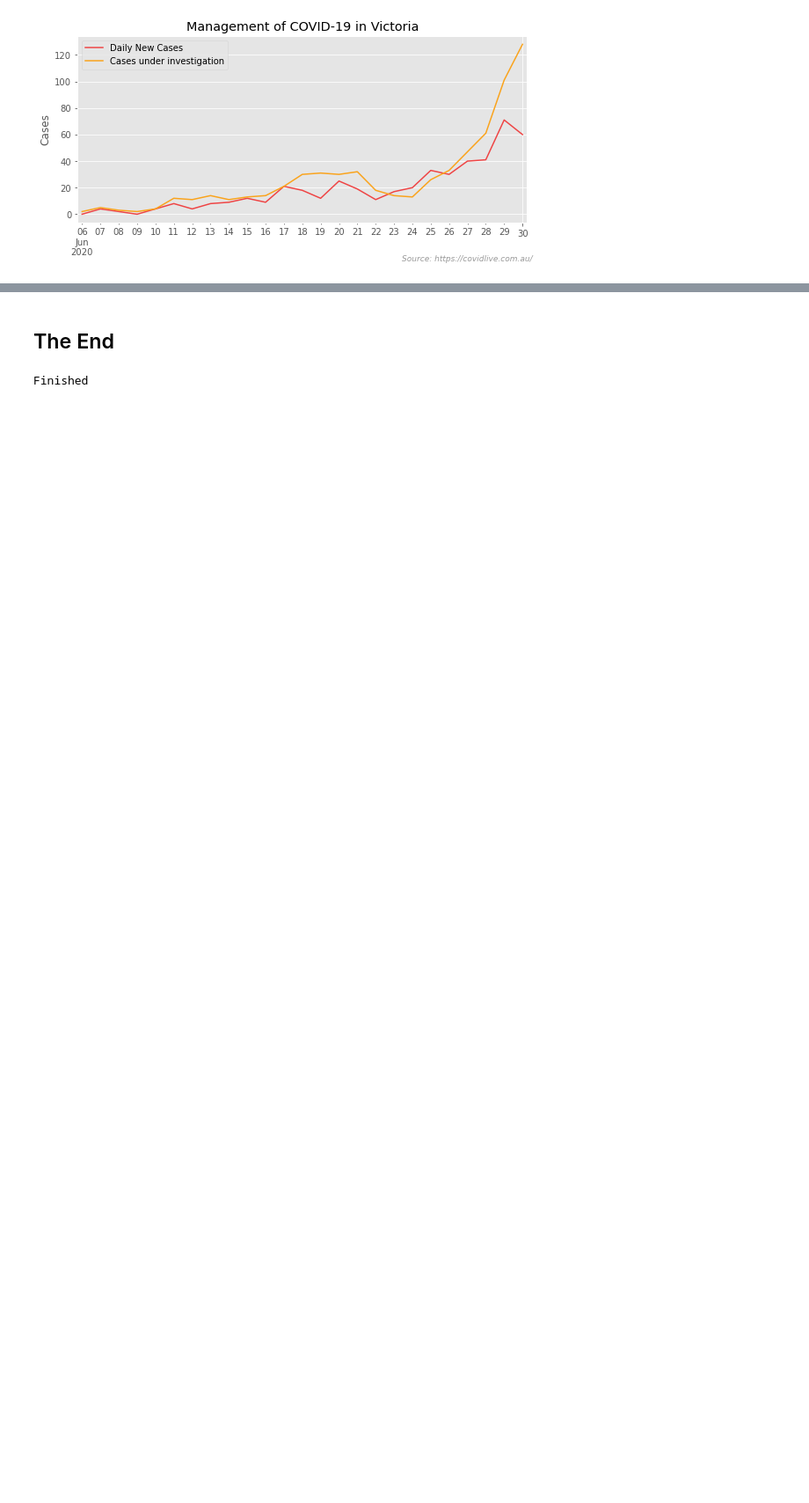
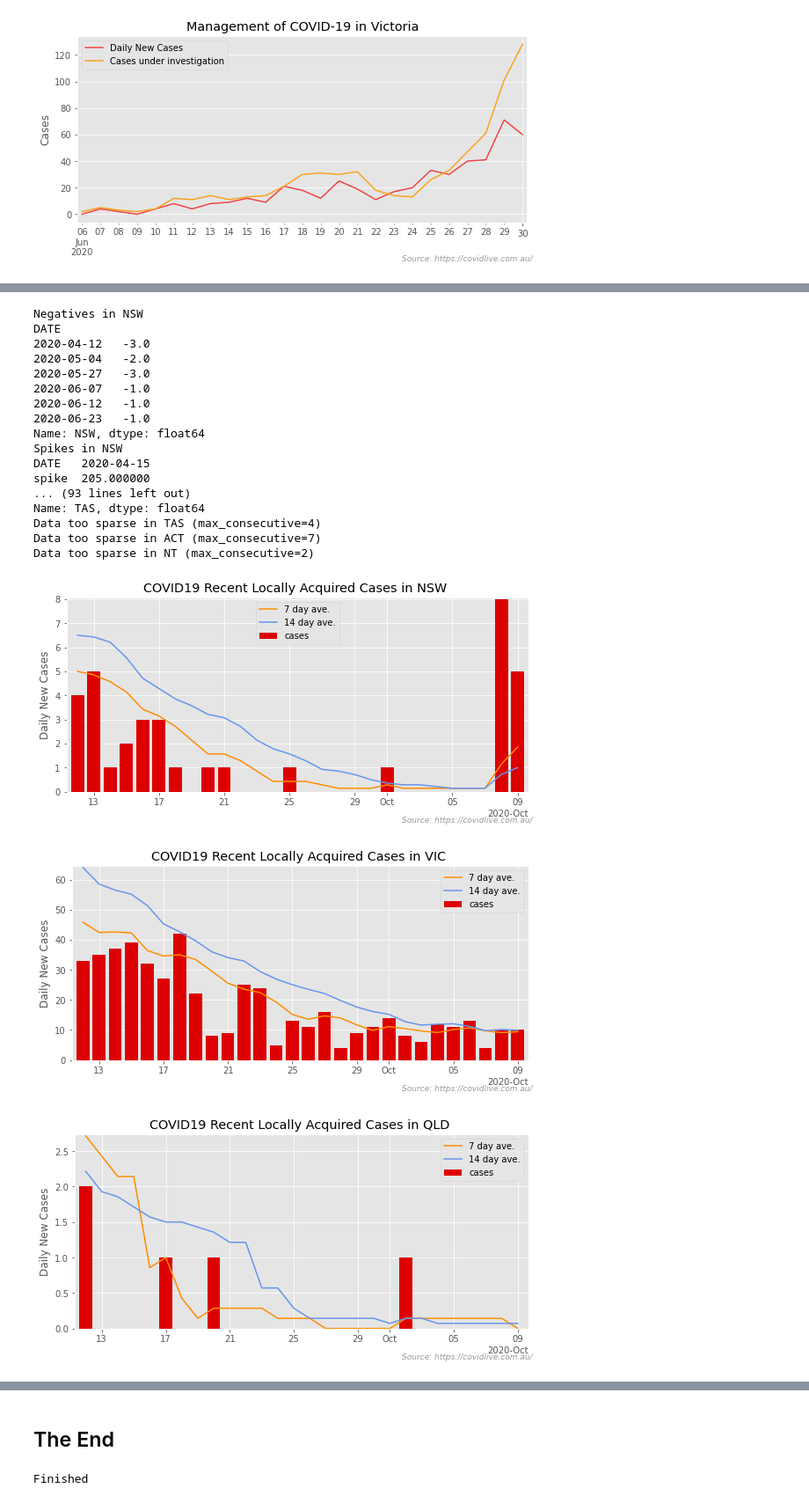
Before and after one commit to bpalmer4/Covid-19, a Jupyter notebook: notebooks/Covid-Australia-2.ipynb, the cells around one changed output, grey strips where cells are left out. Shown at 88% size. Drawn from its saved outputs; the diff is of its cells as text; code cells hidden in the pictures; blank space fills up the shorter version.

```diff
--- a/notebooks/Covid-Australia-2.ipynb
+++ b/notebooks/Covid-Australia-2.ipynb
@@ -468,0 +518,46 @@ plot_tidy_up(ax, title)
+# %%
+all_cum = pd.DataFrame()
+overseas_cum = pd.DataFrame()
+for state, frame in infection_all.items():
+    frame = frame.ffill()
+    frame = frame.fillna(0)
+    all_cum[state] = frame.sum(axis=1)
+    overseas_cum[state] = frame['O/SEAS']
+    if 'I/STATE' in frame.columns:
+        overseas_cum[state] += frame['I/STATE']
+
+(all_uc_daily_new, all_c_daily_new,
+    all_c_cumulative) = ps.dataframe_correction(all_cum)
+(os_uc_daily_new,  os_c_daily_new,
+    os_c_cumulative) =  ps.dataframe_correction(overseas_cum)
+local_cum = all_c_cumulative - os_c_cumulative
+local_daily = local_cum.diff()
+
+recent(local_daily, "cases")
+
+print('quick and dirty - overseas acquired')
+display(overseas_cum.iloc[-14:].diff())
+
+print('quick and dirty - locally acquired')
+display((all_cum - overseas_cum).iloc[-14:].diff())
+# %% [output]
+Negatives in NSW
+DATE
+2020-04-12   -3.0
+2020-05-04   -2.0
+2020-05-27   -3.0
+2020-06-07   -1.0
+2020-06-12   -1.0
+2020-06-23   -1.0
+Name: NSW, dtype: float64
+Spikes in NSW
+DATE   2020-04-15
+spike  205.000000
+... (93 lines left out)
+Name: TAS, dtype: float64
+Data too sparse in TAS (max_consecutive=4)
+Data too sparse in ACT (max_consecutive=7)
+Data too sparse in NT (max_consecutive=2)
+[figure, added]
+[figure, added]
+[figure, added]
```
Also changed, not shown: parts of 15 cells of this notebook, 1 other file.
